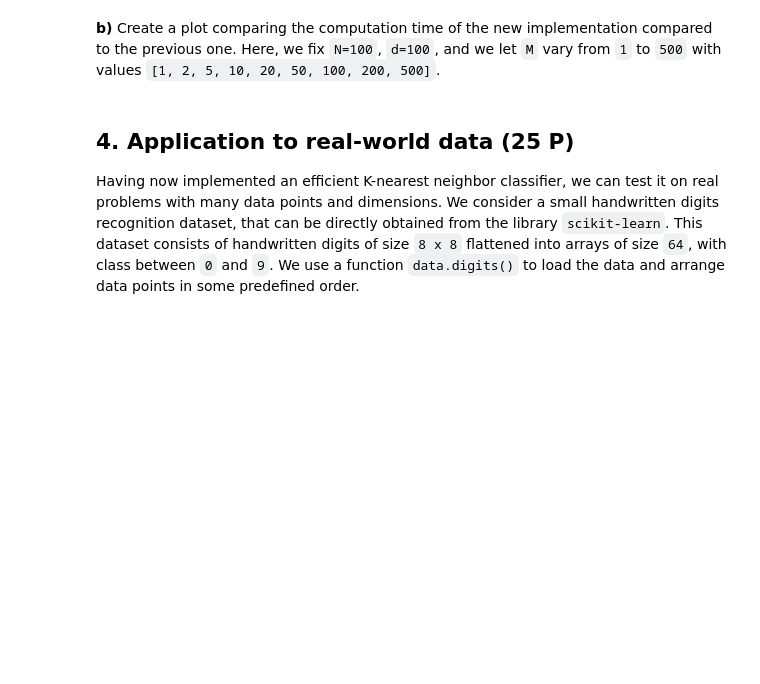
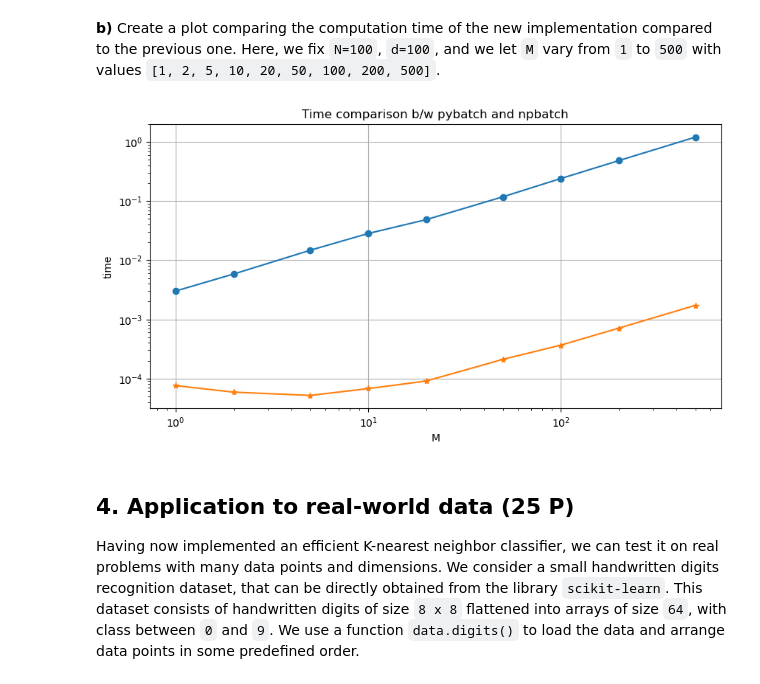
Before and after one commit to numustafa/pyml, a Jupyter notebook: Exam prep/Exercise Sheet 2/sheet2.ipynb, the cells around one changed output. Drawn from its saved outputs; the diff is of its cells as text; code cells hidden in the pictures; blank space fills up the shorter version.

```diff
--- a/Exam prep/Exercise Sheet 2/sheet2.ipynb
+++ b/Exam prep/Exercise Sheet 2/sheet2.ipynb
@@ -436,7 +562,7 @@ from scipy.spatial import distance
 
 @no_loops_allowed
 @no_imports
-def npbatch(U: Dataset, X: Dataset, Y: LabelList, *args: Any, **kwargs: Any) -> np.ndarray:
+def npbatch(U: "Dataset", X: 'Dataset', Y: 'LabelList', *args: 'Any', **kwargs: 'Any') -> np.ndarray:
     """
     This function has the same functionality as the `pybatch` function.
     HOWEVER, the distance function is fixed (scipy.spatial.distance.cdist).
@@ -454,7 +580,10 @@ def npbatch(U: Dataset, X: Dataset, Y: LabelList, *args: Any, **kwargs: Any) ->
         A vector (ndim=1) with the predicted label for each vector $u \in U$
     """
     # YOUR CODE HERE
-    raise NotImplementedError("Replace this line with your code")
+    dist = distance.cdist(U, X, metric="euclidean") # calculating the distance between each point in U and X
+    min_index = np.argmin(dist,axis=1)              # finding the index of the minimum distance which is the index of the nearest point to u in X
+    return Y[min_index]                             # returning the label of the nearest point to u in X
+
     # YOUR CODE HERE
 # %%
 print("U")
@@ -486,3 +627,27 @@ raise NotImplementedError("Replace this line with your code")
+# %%
+# YOUR CODE HERE
+M = [1, 2, 5, 10, 20, 50, 100, 200, 500]
+
+npbatch_time = []
+pybatch_time = []
+
+for m in M:
+    U, X, Y = data.toy(100, m, 100)
+    npbatch_time.append(mean(timeit.repeat(lambda: pybatch(U, X, Y), number=1, repeat=3)))
+    pybatch_time.append(mean(timeit.repeat(lambda: npbatch(U, X, Y), number=1, repeat=3)))
+
+fig = plt.figure(figsize=(10, 5))
+plt.plot(M, npbatch_time, "-o", label="npbatch")
+plt.plot(M, pybatch_time, "-*", label="pybatch")
+plt.xscale("log")
+plt.yscale("log")
+plt.title("Time comparison b/w pybatch and npbatch")
+plt.xlabel("M")
+plt.ylabel("time")
+plt.grid(True)
+# YOUR CODE HERE
+# %% [output]
+[figure, added]
 # %% [markdown]
 ## 4. Application to real-world data (25 P)
 
```
Also changed, not shown: parts of 33 cells of this notebook, 1 other file.
